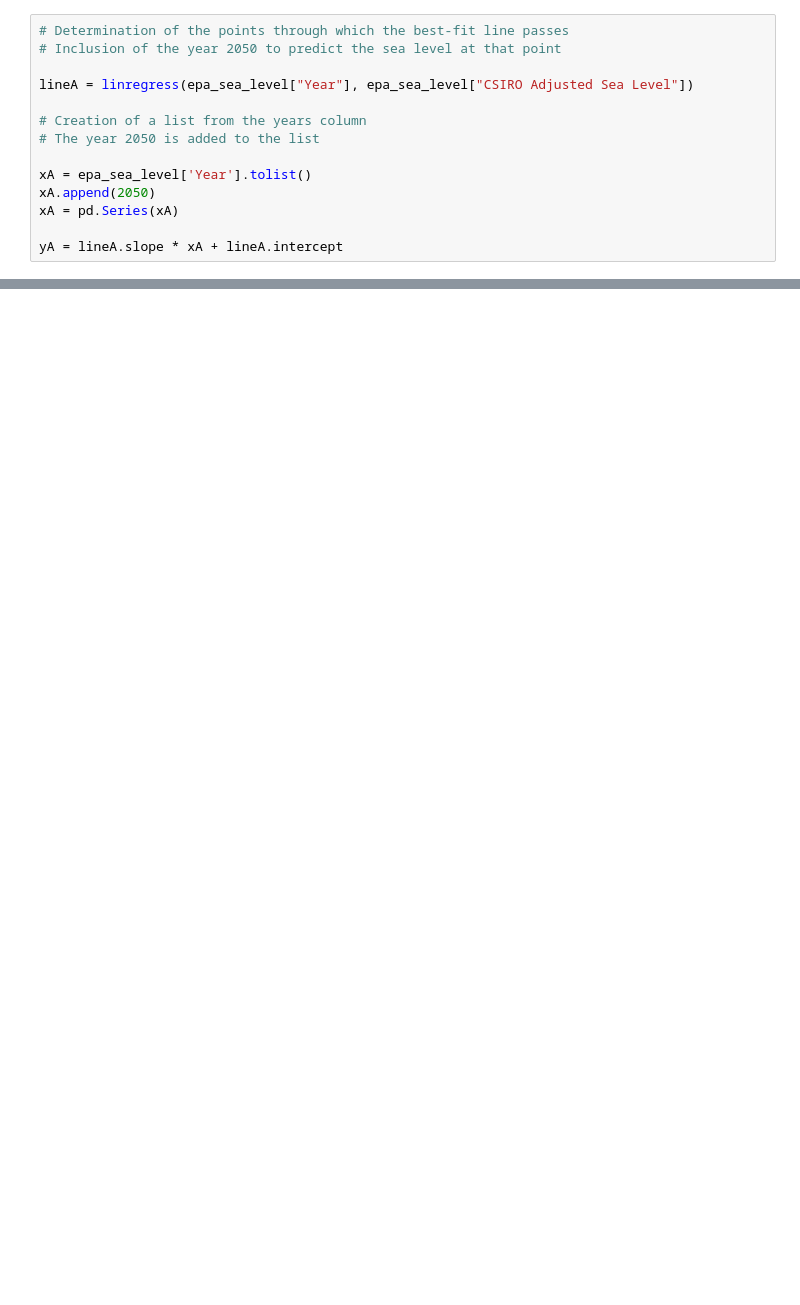
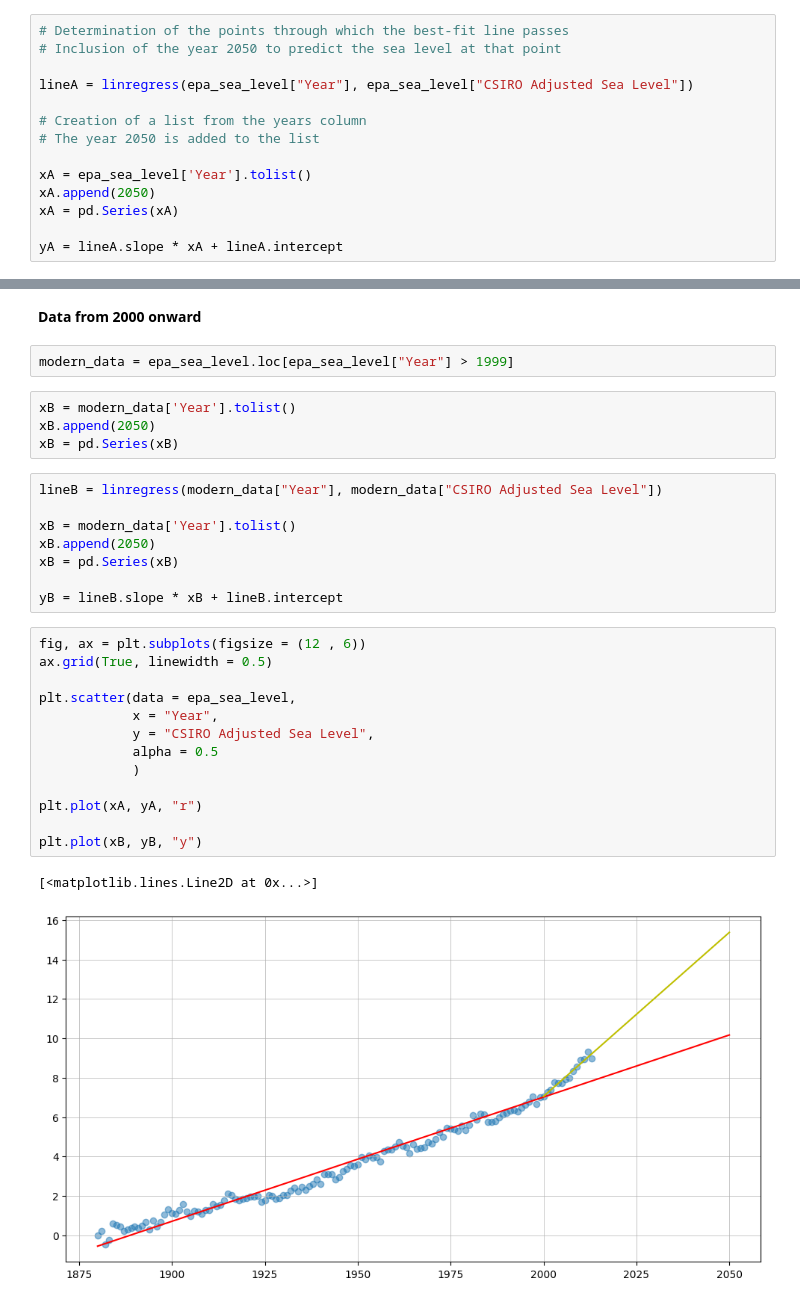
Before and after one commit to Gaspar99/Sea-Level-Predictor, a Jupyter notebook: sea-level-predictor.ipynb, the cells around one changed output, grey strips where cells are left out. Drawn from its saved outputs; the diff is of its cells as text; blank space fills up the shorter version.

Commit message:
Data from 2000 onward

```diff
--- a/sea-level-predictor.ipynb
+++ b/sea-level-predictor.ipynb
@@ -71,3 +68,35 @@ plt.plot(xA, yA, "r")
 # %% [output]
 [<matplotlib.lines.Line2D at 0x...>]
 [figure]
+# %% [markdown]
+**Data from 2000 onward**
+# %%
+modern_data = epa_sea_level.loc[epa_sea_level["Year"] > 1999]
+# %%
+xB = modern_data['Year'].tolist()
+xB.append(2050)
+xB = pd.Series(xB)
+# %%
+lineB = linregress(modern_data["Year"], modern_data["CSIRO Adjusted Sea Level"])
+
+xB = modern_data['Year'].tolist()
+xB.append(2050)
+xB = pd.Series(xB)
+
+yB = lineB.slope * xB + lineB.intercept
+# %%
+fig, ax = plt.subplots(figsize = (12 , 6))
+ax.grid(True, linewidth = 0.5)
+
+plt.scatter(data = epa_sea_level,
+            x = "Year",
+            y = "CSIRO Adjusted Sea Level",
+            alpha = 0.5
+            )
+
+plt.plot(xA, yA, "r")
+
+plt.plot(xB, yB, "y")
+# %% [output]
+[<matplotlib.lines.Line2D at 0x...>]
+[figure, added]
```
Also changed, not shown: parts of 2 cells of this notebook.
